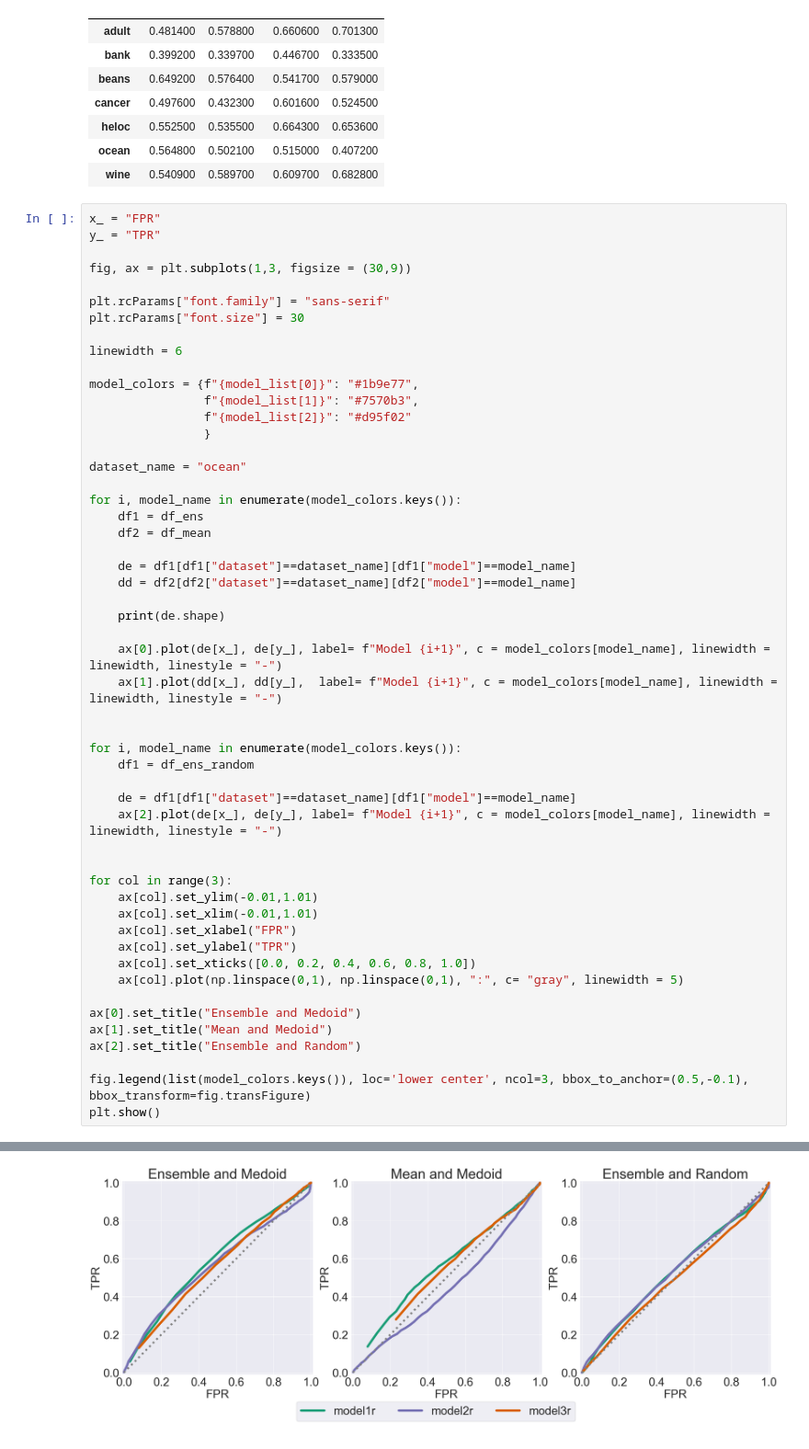
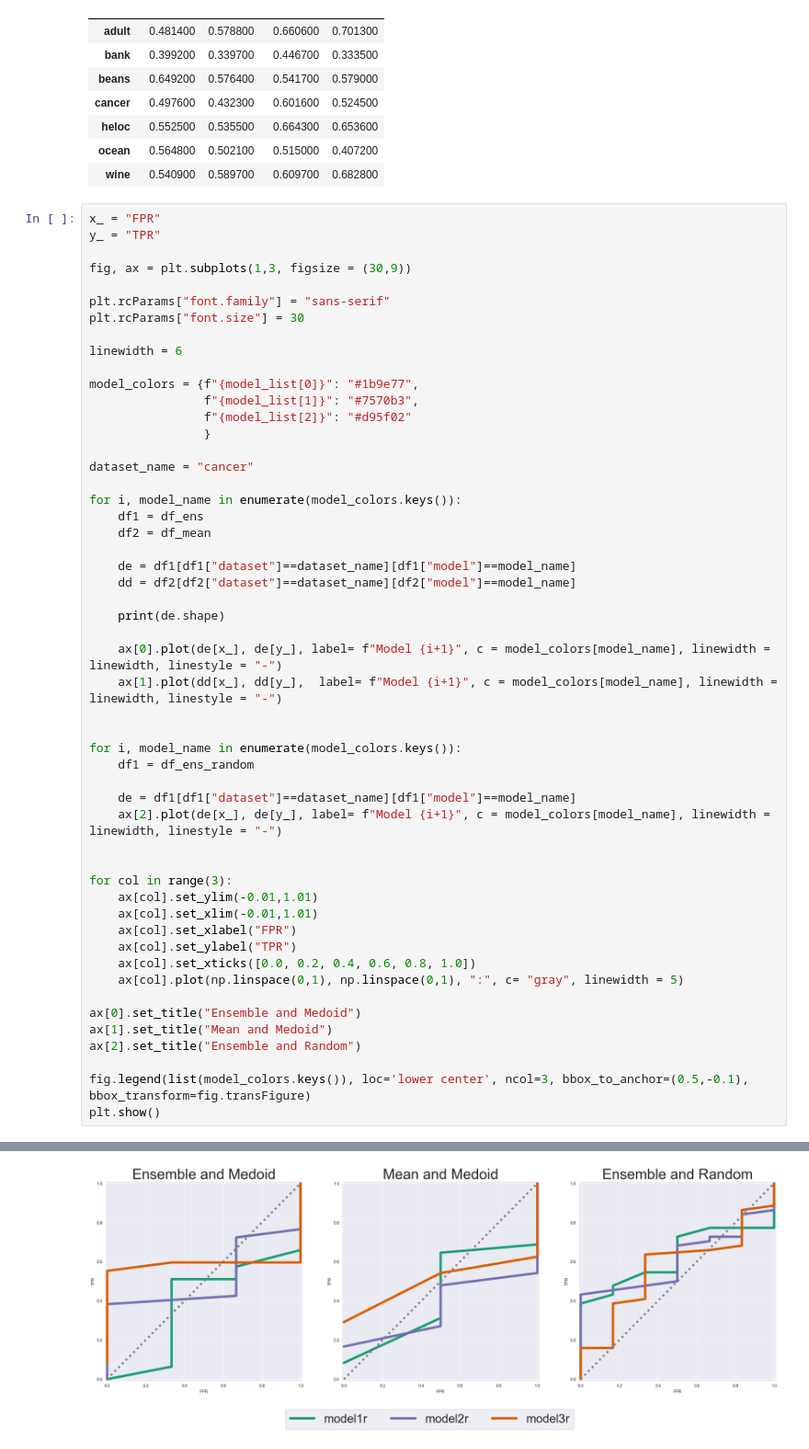
Before and after one commit to MatteoVicenzino/XAI_robustness_analysis, a Jupyter notebook: tuning_Reg.ipynb, the cells around one changed output, grey strips where cells are left out. Shown at 92% size. Cells and saved outputs as stored; diff of their text form.

```diff
--- a/tuning_Reg.ipynb
+++ b/tuning_Reg.ipynb
@@ -577,7 +580,7 @@ model_colors = {f"{model_list[0]}": "#1b9e77",
                 f"{model_list[2]}": "#d95f02"
                 }
 
-dataset_name = "ocean"
+dataset_name = "cancer"
 
 for i, model_name in enumerate(model_colors.keys()):
     df1 = df_ens
@@ -590,31 +593,31 @@ for i, model_name in enumerate(model_colors.keys()):
 
     ax[0].plot(de[x_], de[y_], label= f"Model {i+1}", c = model_colors[model_name], linewidth = linewidth, linestyle = "-")
     ax[1].plot(dd[x_], dd[y_],  label= f"Model {i+1}", c = model_colors[model_name], linewidth = linewidth, linestyle = "-")
 
 
 for i, model_name in enumerate(model_colors.keys()):
     df1 = df_ens_random
 
     de = df1[df1["dataset"]==dataset_name][df1["model"]==model_name]
     ax[2].plot(de[x_], de[y_], label= f"Model {i+1}", c = model_colors[model_name], linewidth = linewidth, linestyle = "-")
 
 
 for col in range(3):
     ax[col].set_ylim(-0.01,1.01)
     ax[col].set_xlim(-0.01,1.01)
     ax[col].set_xlabel("FPR")
     ax[col].set_ylabel("TPR")
     ax[col].set_xticks([0.0, 0.2, 0.4, 0.6, 0.8, 1.0])
     ax[col].plot(np.linspace(0,1), np.linspace(0,1), ":", c= "gray", linewidth = 5)
 
 ax[0].set_title("Ensemble and Medoid")
 ax[1].set_title("Mean and Medoid")
 ax[2].set_title("Ensemble and Random")
 
 fig.legend(list(model_colors.keys()), loc='lower center', ncol=3, bbox_to_anchor=(0.5,-0.1), bbox_transform=fig.transFigure)
 plt.show()
 # %% [output]
 (100, 22)
 (100, 22)
 (100, 22)
-[figure, old version]
+[figure, new version]
```
Also changed, not shown: parts of 3 cells of this notebook, 7 other files.
